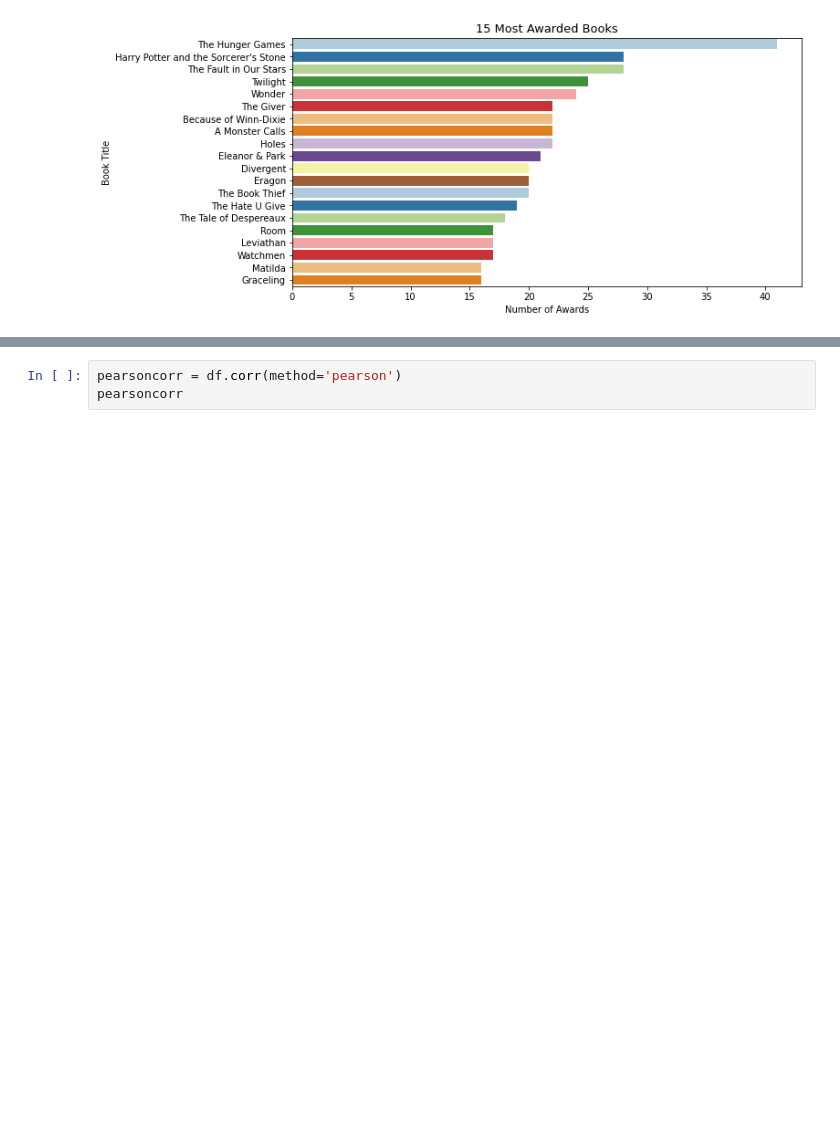
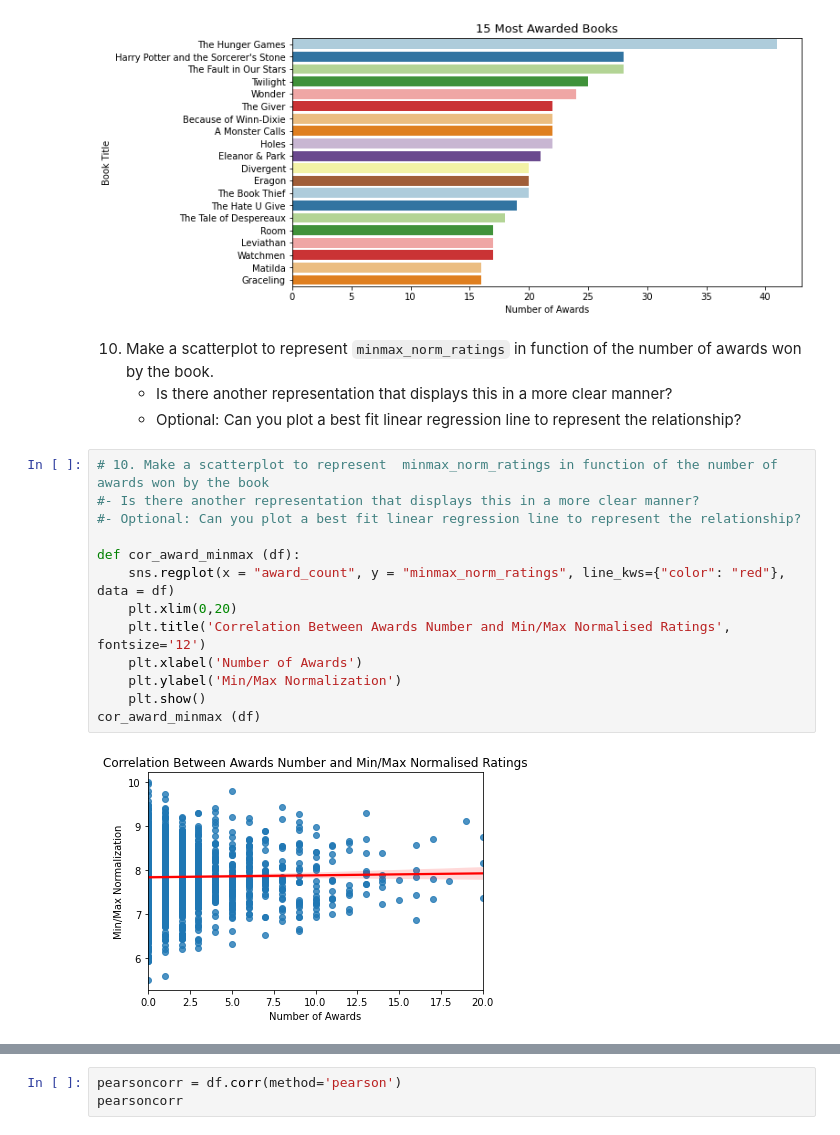
Before and after one commit to fbulbulov/AISpring-exercises, a Jupyter notebook: Build Week 1 GoodReading Project/Data Visualization.ipynb, the cells around one changed output, grey strips where cells are left out. Saved outputs shown, nothing was run; the diff lists cells and outputs as text; blank space fills up the shorter version.

Commit message:
regression analysis

```diff
--- a/Build Week 1 GoodReading Project/Data Visualization.ipynb
+++ b/Build Week 1 GoodReading Project/Data Visualization.ipynb
@@ -135,3 +136,22 @@ plt.ylabel('Book Title')
 plt.show()
 # %% [output]
 [figure]
+# %% [markdown]
+10. Make a scatterplot to represent  `minmax_norm_ratings` in function of the number of awards won by the book.
+    - Is there another representation that displays this in a more clear manner?
+    - Optional: Can you plot a best fit linear regression line to represent the relationship?
+# %%
+# 10. Make a scatterplot to represent  minmax_norm_ratings in function of the number of awards won by the book
+#- Is there another representation that displays this in a more clear manner?
+#- Optional: Can you plot a best fit linear regression line to represent the relationship?
+
+def cor_award_minmax (df):
+    sns.regplot(x = "award_count", y = "minmax_norm_ratings", line_kws={"color": "red"}, data = df)
+    plt.xlim(0,20)
+    plt.title('Correlation Between Awards Number and Min/Max Normalised Ratings', fontsize='12')
+    plt.xlabel('Number of Awards')
+    plt.ylabel('Min/Max Normalization')
+    plt.show()
+cor_award_minmax (df)
+# %% [output]
+[figure, added]
```
Also changed, not shown: parts of 11 cells of this notebook, 1 other file.
